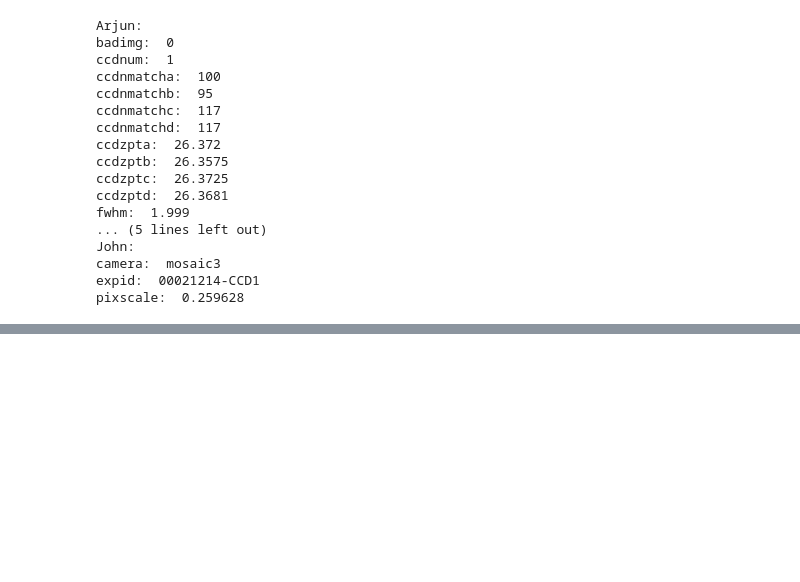
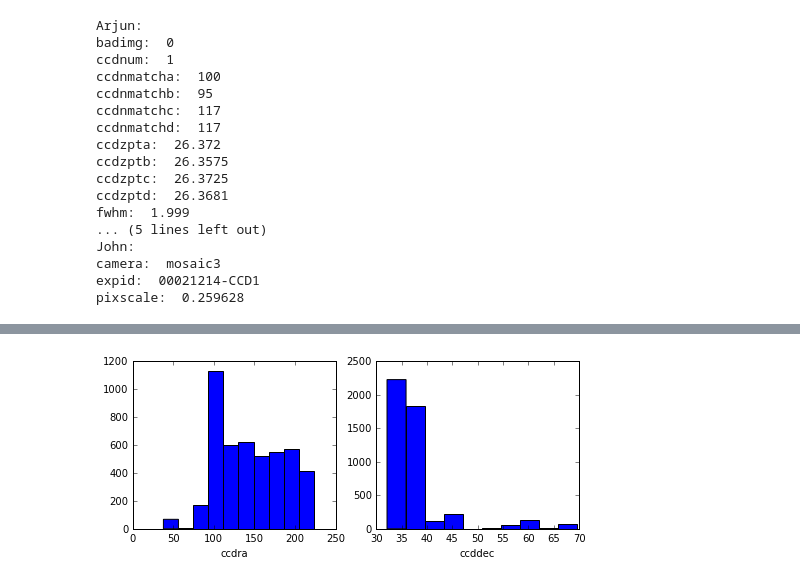
Before and after one commit to legacysurvey/legacypipe, a Jupyter notebook: py/legacyccds/legacy-zeropoints.ipynb, the cells around one changed output, grey strips where cells are left out. Drawn from its saved outputs; the diff is of its cells as text; code cells hidden in the pictures; blank space fills up the shorter version.

```diff
--- a/py/legacyccds/legacy-zeropoints.ipynb
+++ b/py/legacyccds/legacy-zeropoints.ipynb
@@ -256,0 +533,2 @@ pixscale:  0.259628
+# %%
+a= fits_table('/project/projectdirs/desi/users/burleigh/test_data/arjuns_feb2016_v2/mzls-zpt-2016feb-v2.fits')
@@ -256,0 +537,8 @@ pixscale:  0.259628
+# %%
+fix,ax= plt.subplots(1,2,figsize=(8,3))
+plt.subplots_adjust(wspace=0.2)
+for cnt,key in zip(range(2),['ccdra','ccddec']):
+    ax[cnt].hist(a.get(key))
+    ax[cnt].set_xlabel(key)
+# %% [output]
+[figure, added]
```
Also changed, not shown: parts of 27 cells of this notebook.
